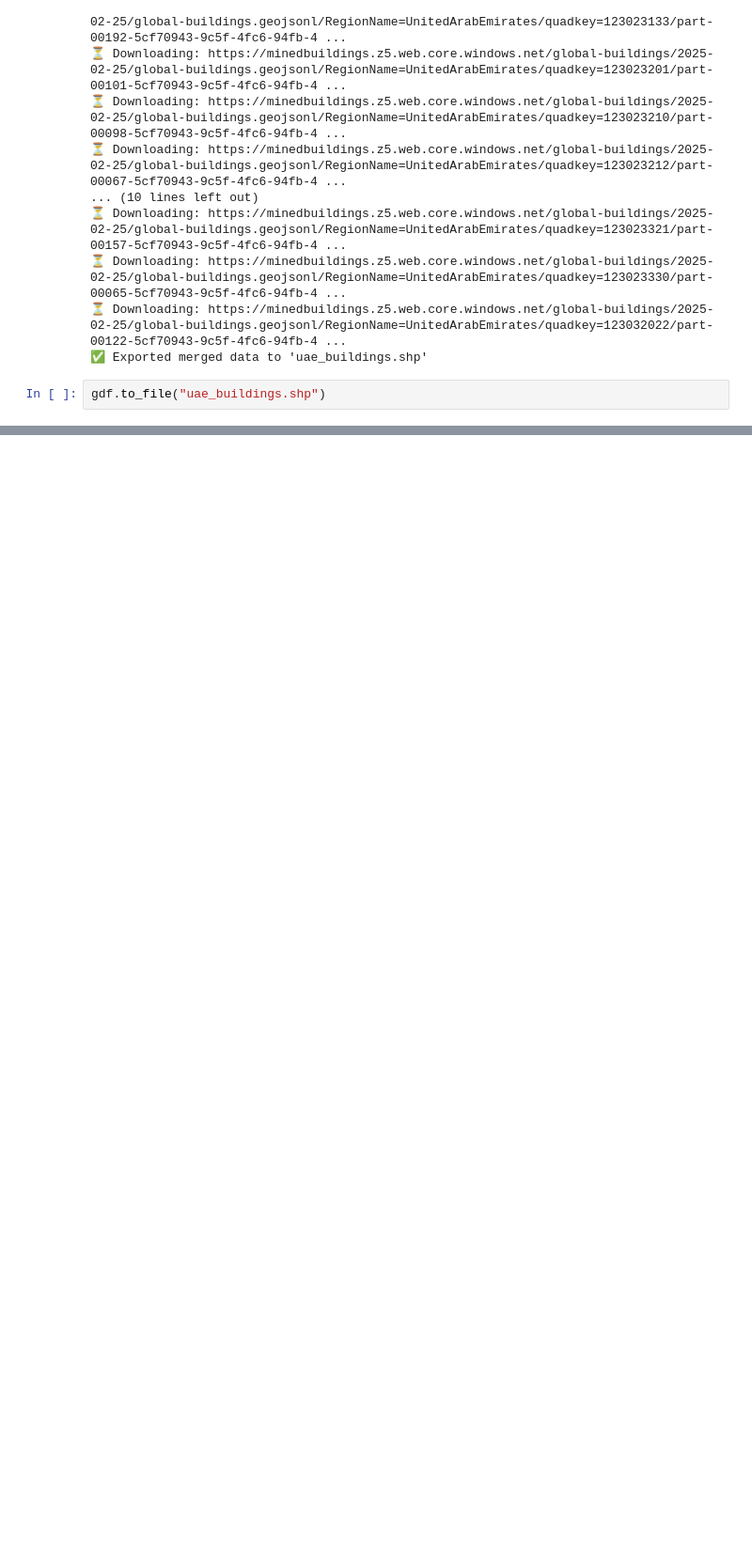
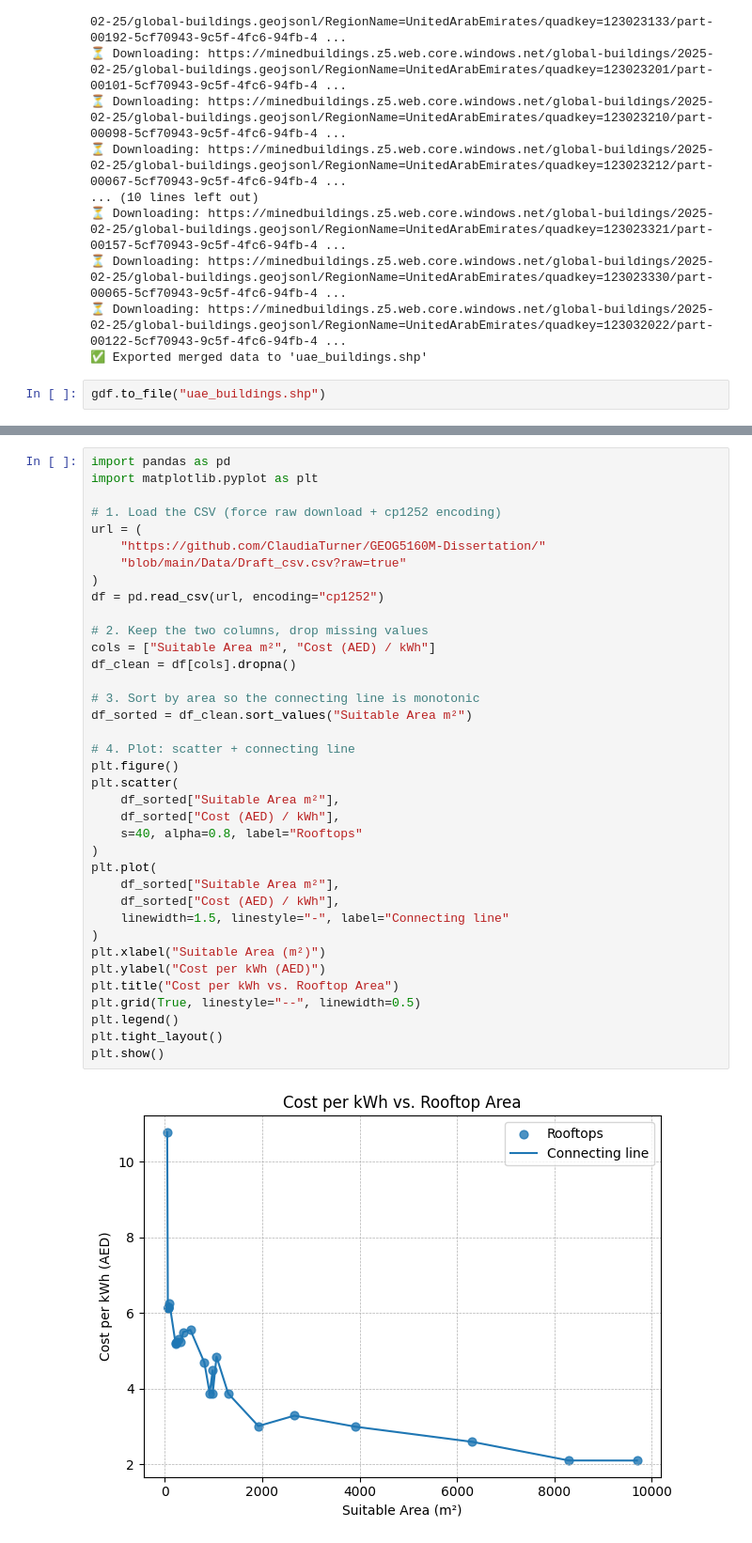
Before and after one commit to ClaudiaTurner/GEOG5160M-Dissertation, a Jupyter notebook: Dissertation_data.ipynb, the cells around one changed output, grey strips where cells are left out. Shown at 94% size. Cells and saved outputs as stored; diff of their text form; blank space fills up the shorter version.

```diff
--- a/Dissertation_data.ipynb
+++ b/Dissertation_data.ipynb
@@ -466,0 +504,39 @@ gdf.to_file("uae_buildings.shp")
+# %%
+import pandas as pd
+import matplotlib.pyplot as plt
+
+# 1. Load the CSV (force raw download + cp1252 encoding)
+url = (
+    "https://github.com/ClaudiaTurner/GEOG5160M-Dissertation/"
+    "blob/main/Data/Draft_csv.csv?raw=true"
+)
+df = pd.read_csv(url, encoding="cp1252")
+
+# 2. Keep the two columns, drop missing values
+cols = ["Suitable Area m²", "Cost (AED) / kWh"]
+df_clean = df[cols].dropna()
+
+# 3. Sort by area so the connecting line is monotonic
+df_sorted = df_clean.sort_values("Suitable Area m²")
+
+# 4. Plot: scatter + connecting line
+plt.figure()
+plt.scatter(
+    df_sorted["Suitable Area m²"],
+    df_sorted["Cost (AED) / kWh"],
+    s=40, alpha=0.8, label="Rooftops"
+)
+plt.plot(
+    df_sorted["Suitable Area m²"],
+    df_sorted["Cost (AED) / kWh"],
+    linewidth=1.5, linestyle="-", label="Connecting line"
+)
+plt.xlabel("Suitable Area (m²)")
+plt.ylabel("Cost per kWh (AED)")
+plt.title("Cost per kWh vs. Rooftop Area")
+plt.grid(True, linestyle="--", linewidth=0.5)
+plt.legend()
+plt.tight_layout()
+plt.show()
+# %% [output]
+[figure, added]
```
Also changed, not shown: parts of 5 cells of this notebook.
